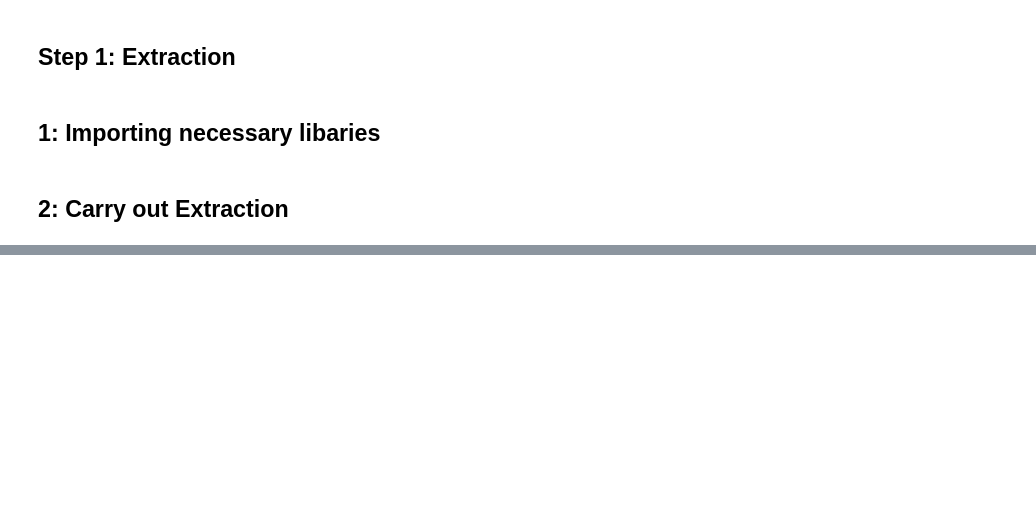
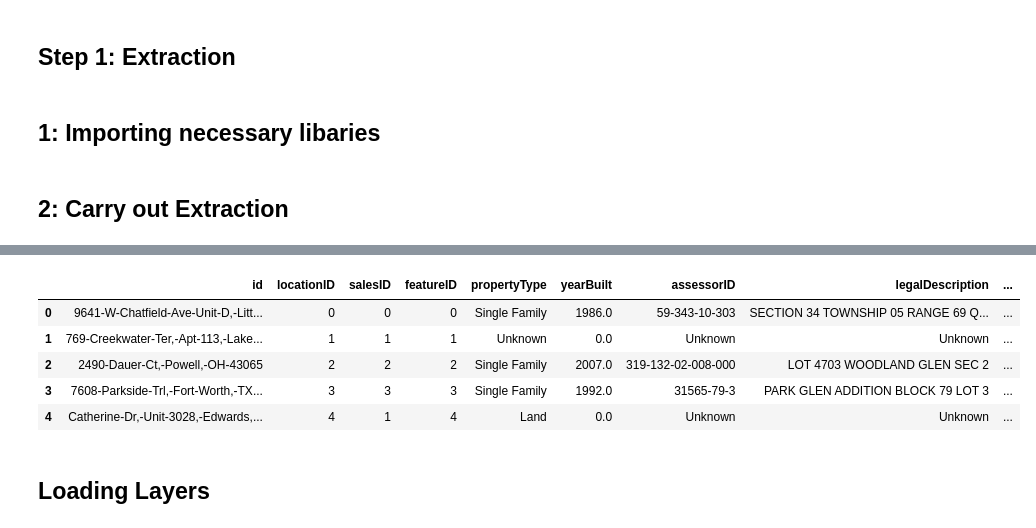
Before and after one commit to uchy4life/Mars_realtor, a Jupyter notebook: etl_solution.ipynb, the cells around one changed output, grey strips where cells are left out. Saved outputs shown, nothing was run; the diff lists cells and outputs as text; code cells hidden in the pictures; blank space fills up the shorter version.

```diff
--- a/etl_solution.ipynb
+++ b/etl_solution.ipynb
@@ -52,0 +150,7 @@ Index(['id', 'formattedAddress', 'addressLine1', 'addressLine2', 'city',
+# %%
+real_estate_df['features'] = real_estate_df['features'].astype(str)
+# %%
+feature_dim = real_estate_df[['bedrooms', 'bathrooms', 'squareFootage','lotSize','features']].copy().drop_duplicates().reset_index(drop=True)
+feature_dim.index.name = 'featureID'
+# %%
+feature_dim = feature_dim.reset_index()
@@ -52,0 +166,16 @@ Index(['id', 'formattedAddress', 'addressLine1', 'addressLine2', 'city',
+# %%
+# property fact table
+
+property_fact = real_estate_df.merge(sales_dim, on = ['lastSalePrice','lastSaleDate'],how ='left') \
+                              .merge(location_dim, on = ['formattedAddress', 'addressLine1', 'addressLine2', 'city','state', 'zipCode', 'county', 'latitude', 'longitude'], how ='left') \
+                              .merge(feature_dim, on = ['bedrooms', 'bathrooms', 'squareFootage','lotSize','features'], how ='left') \
+                              [['id','locationID','salesID','featureID','propertyType','yearBuilt', 'assessorID', 'legalDescription', 'subdivision', 'zoning', 'taxAssessments', 'propertyTaxes', 'history', 'owner', 'ownerOccupied', 'hoa']]
+# %%
+property_fact.head()
+# %% [output]
+|  | id | locationID | salesID | featureID | propertyType | yearBuilt | assessorID | legalDescription | ... |
+| 0 | 9641-W-Chatfield-Ave-Unit-D,-Litt... | 0 | 0 | 0 | Single Family | 1986.0 | 59-343-10-303 | SECTION 34 TOWNSHIP 05 RANGE 69 Q... | ... |
+| 1 | 769-Creekwater-Ter,-Apt-113,-Lake... | 1 | 1 | 1 | Unknown | 0.0 | Unknown | Unknown | ... |
+| 2 | 2490-Dauer-Ct,-Powell,-OH-43065 | 2 | 2 | 2 | Single Family | 2007.0 | 319-132-02-008-000 | LOT 4703 WOODLAND GLEN SEC 2 | ... |
+| 3 | 7608-Parkside-Trl,-Fort-Worth,-TX... | 3 | 3 | 3 | Single Family | 1992.0 | 31565-79-3 | PARK GLEN ADDITION BLOCK 79 LOT 3 | ... |
+| 4 | Catherine-Dr,-Unit-3028,-Edwards,... | 4 | 1 | 4 | Land | 0.0 | Unknown | Unknown | ... |
@@ -52,0 +188,2 @@ Index(['id', 'formattedAddress', 'addressLine1', 'addressLine2', 'city',
+# %% [markdown]
+## Loading Layers
```
Also changed, not shown: parts of 21 cells of this notebook, 2 other files.
